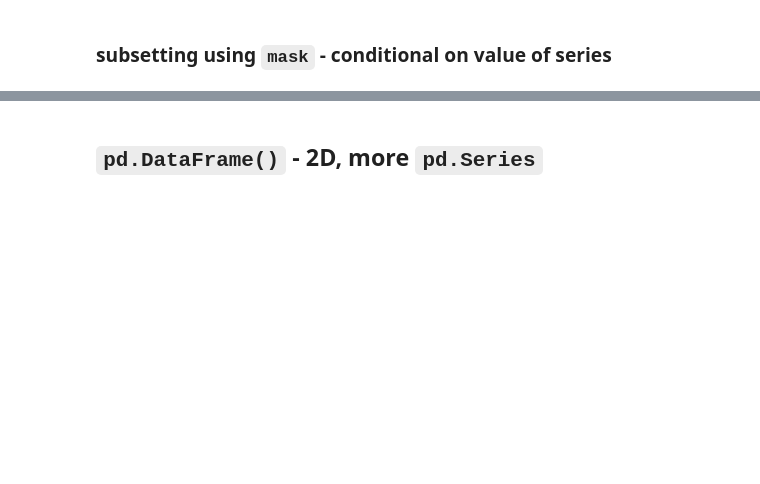
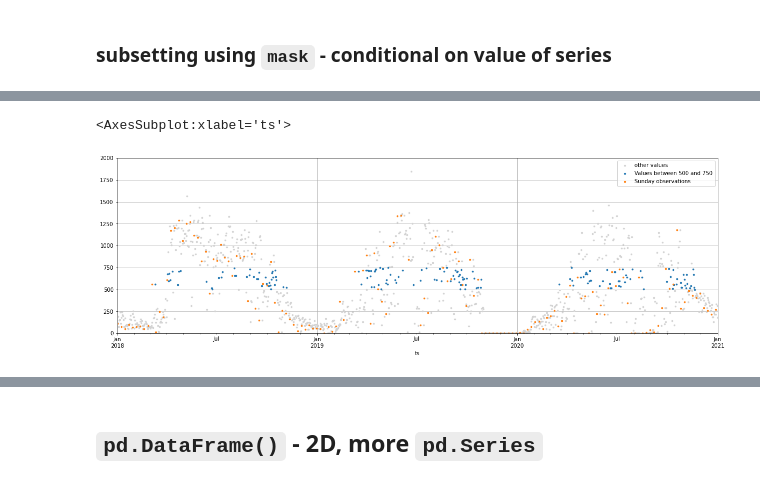
Before and after one commit to vitekzkytek/PythonDataIES, a Jupyter notebook: 07_Pandas/lecture7.ipynb, the cells around one changed output, grey strips where cells are left out. Saved outputs shown, nothing was run; the diff lists cells and outputs as text; code cells hidden in the pictures; blank space fills up the shorter version.

```diff
--- a/07_Pandas/lecture7.ipynb
+++ b/07_Pandas/lecture7.ipynb
@@ -126,0 +174,2 @@ series.median()
+# %%
+series.add(another) # series + another
@@ -136,7 +233,7 @@ series.loc[[f'{year}-{month:02}-01' for year in range(2018,2021) for month in ra
 # %%
 series.loc['2020-03-01':'2020-06-01']
 # %%
-series.loc[pd.Timestamp('2021-03-28')] = 450
+series.loc['2021-03-28'] = 450
 # %% [markdown]
 ### Using `iloc` - select by order in the series. Try to avoid.
 # %%
@@ -152,5 +265,8 @@ series.index
 # %%
 ax = series.plot(color = 'lightgrey',label='other values',legend=True,**plotconfig)
 series[(series >= 500) & (series < 750)].plot(ax=ax,label='Values between 500 and 750',legend=True,**plotconfig)
-series.loc[series.index.weekday == 6].plot(ax=ax,label='Sunday observations',legend=True,**plotconfig)
+series[series.index.weekday == 6].plot(ax=ax,label='Sunday observations',legend=True,**plotconfig)
+# %% [output]
+<AxesSubplot:xlabel='ts'>
+[figure, added]
 # %%
```
Also changed, not shown: parts of 65 cells of this notebook, 4 other files.
